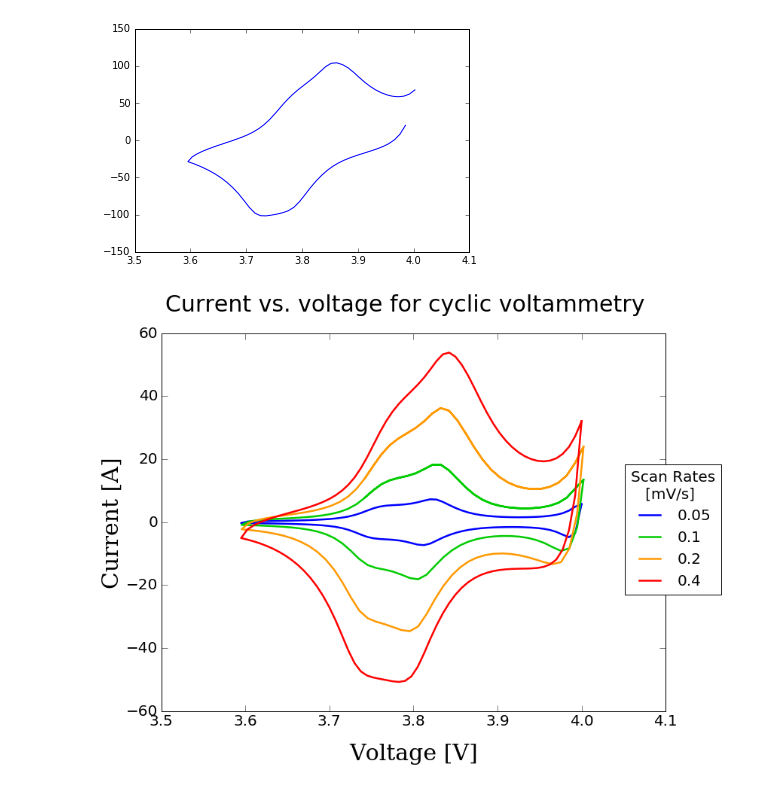
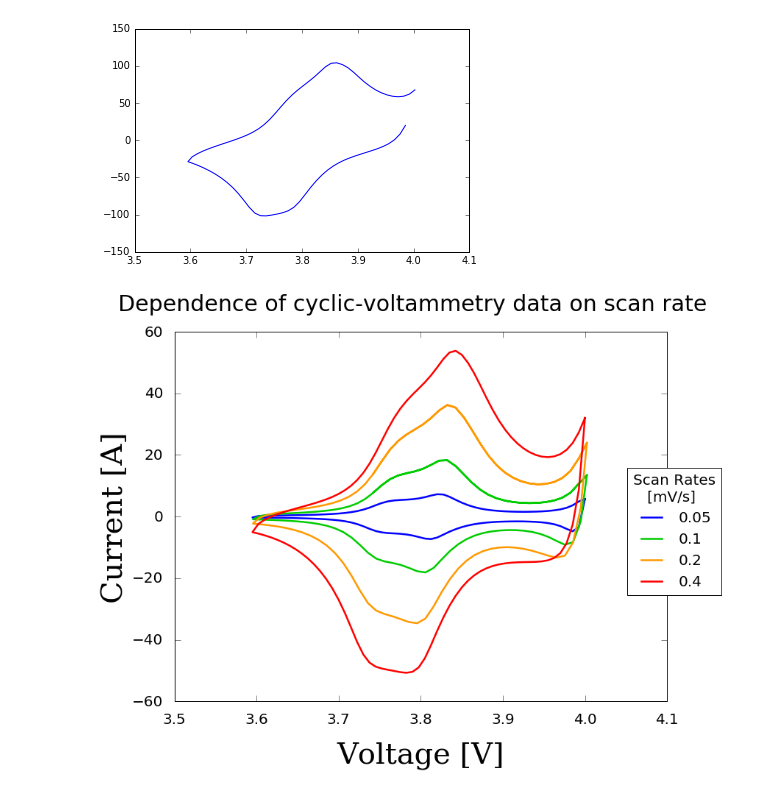
Before and after one commit to iSchomer/Dualfoil_Storage_Device, a Jupyter notebook: output_visuals/stacked_voltammetry.ipynb, the cells around one changed output. Saved outputs shown, nothing was run; the diff lists cells and outputs as text; code cells hidden in the pictures.

```diff
--- a/output_visuals/stacked_voltammetry.ipynb
+++ b/output_visuals/stacked_voltammetry.ipynb
@@ -56,41 +56,41 @@ with open('data_dumps/stacked_voltammetry5.dat', 'wb') as fout:
     dump(data, fout)
 # %%
 fig = pyplot.figure(figsize=(12, 9))
-fig.suptitle('Current vs. voltage for cyclic voltammetry',
+fig.suptitle('Dependence of cyclic-voltammetry data on scan rate',
              fontsize=30, fontname='sans-serif')
 ax = fig.gca()
-ax.set_xlabel('Voltage [V]', fontsize='30', fontname='serif',
+ax.set_xlabel('Voltage [V]', fontsize='40', fontname='serif',
               labelpad=20)
-ax.set_ylabel('Current [A]', fontsize='30', fontname='serif')
-ax.tick_params(axis='both', labelsize=20, length=8)
+ax.set_ylabel('Current [A]', fontsize='40', fontname='serif')
+ax.tick_params(axis='both', labelsize=20, length=8, pad=15)
 
 lines = []
 # list of color hex strings
 cm = ['#0000ff', '#00cc00', '#ff9900', '#ff0000']
 
 for i in range (1, 5):
     # get each dumped data and then plot it
     dumped_data = load(open('data_dumps/stacked_voltammetry%i.dat' %(i), 'rb'))
 
     # variable to help print only the last cycle
     # smaller scans would not accept the same step size as the rest,
     #     so it's cycle number is different
     if i < 5:
         cycle = 108
     else:
         cycle = 85
 
     # print only last cycle
     x = dumped_data['voltage'][-cycle-1:]
     y = dumped_data['current'][-cycle-1:]
 
     ax.set_xbound(3.5, 4.1)
     line = ax.plot(x, y, cm[i-1], lw=2.5)
     lines.extend(line)
 
 lines = tuple(lines)
 legend = fig.legend(lines, ('0.05', '0.1', '0.2', '0.4', '0.8'),
                     loc=5, title='Scan Rates\n   [mV/s]', fontsize=20)
 p = pyplot.setp(legend.get_title(), fontsize=20)
 # %% [output]
-[figure, old version]
+[figure, new version]
```
Also changed, not shown: 1 other file.
